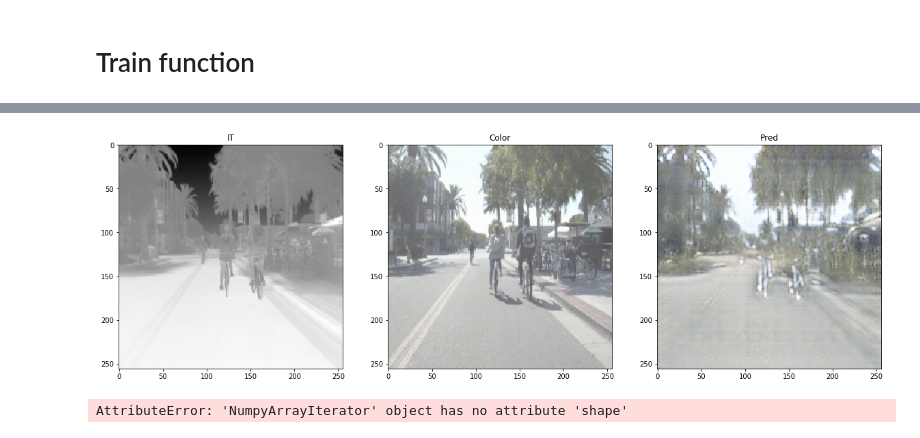
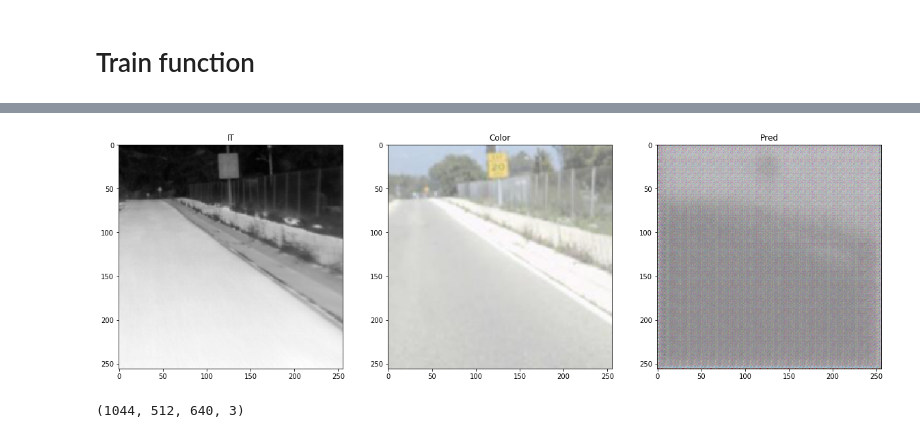
Before and after one commit to nadavshalev/TermalColoring, a Jupyter notebook: learning/GAN-Copy1.ipynb, the cells around one changed output, grey strips where cells are left out. Drawn from its saved outputs; the diff is of its cells as text; code cells hidden in the pictures.

Commit message:
random crop and aug

```diff
--- a/learning/GAN-Copy1.ipynb
+++ b/learning/GAN-Copy1.ipynb
@@ -199,11 +242,11 @@ def define_gan(g_model, d_model, image_shape):
 	model.compile(loss=['binary_crossentropy', 'mae'], optimizer=opt, loss_weights=[1,100])
 	return model
 # %%
-def generate_real_samples(X,Y, n_samples, patch_shape):
+def generate_real_samples(train_crops, n_samples, patch_shape):
     # choose random instances
     ix = randint(0, X.shape[0]-1)
     # retrieve selected images
-    x, y = X[ix], Y[ix]
+    x, y = next(train_crops)
     if len(x.shape) != 4:
         x = np.expand_dims(x, axis=0)
         y = np.expand_dims(y, axis=0)
@@ -235,18 +311,20 @@ def plot_sample(X, Y, g_model, i):
 # Train function
 # %%
 # train pix2pix models
-def train(d_model, g_model, gan_model, X, Y, X_test,y_test,fig, ax,n_epochs=100, n_batch=1, n_patch=16):
+def train(d_model, g_model, gan_model, train_crops,n_epochs=100, n_batch=1, n_patch=16):
     # unpack dataset
     # calculate the number of batches per training epoch
-    bat_per_epo = int(len(X) / n_batch)
+    # bat_per_epo = int(len(X) / n_batch)
     # calculate the number of training iterations
-    n_steps = bat_per_epo * n_epochs
+    # n_steps = bat_per_epo * n_epochs
+    n_steps = 100
     # manually enumerate epochs
     epoch = 0
     time_start_epoch = time.time()
     for i in range(n_steps):
+        start_loop = time.time()
         # select a batch of real samples
-        [X_realA, X_realB], y_real = generate_real_samples(X, Y, n_batch, n_patch)
+        [X_realA, X_realB], y_real = generate_real_samples(train_crops, n_batch, n_patch)
         # generate a batch of fake samples
         X_fakeB, y_fake = generate_fake_samples(g_model, X_realA, n_patch)
         # update discriminator for real samples
@@ -256,12 +334,13 @@ def train(d_model, g_model, gan_model, X, Y, X_test,y_test,fig, ax,n_epochs=100,
         # update the generator
         g_loss, _, _ = gan_model.train_on_batch(X_realA, [y_real, X_realB])
 
-        print('>%d, %d, d1[%.3f] d2[%.3f] g[%.3f] %.3f[sec]' % (epoch, i, d_loss1, d_loss2, g_loss, time_start_epoch))
+        print('>%d, %d, d1[%.3f] d2[%.3f] g[%.3f] %.3f[sec]' % (epoch, i, d_loss1, d_loss2, g_loss, time.time()-start_loop))
         # summarize performance
-        if i % bat_per_epo == 0:
-            epoch+=1
-            g_model.save_weights('g_model-tgs-salt.h5')
-            d_model.save_weights('d_model-tgs-salt.h5')
+        g_model.save_weights('g_model_lab-tgs-salt.h5')
+        d_model.save_weights('d_model_lab-tgs-salt.h5')
+
+        #if i % bat_per_epo == 0:
+        #    epoch+=1
             # plot_sample(X, Y, g_model, 0)
-            time_start_epoch = time.time()
+        #    time_start_epoch = time.time()
 # %%
@@ -279,14 +359,22 @@ t_image_shape = (256,256,1);c_image_shape = (256,256,3)
 # define the models
 d_model = define_discriminator(t_image_shape, c_image_shape)
 g_model = define_generator(t_image_shape)
-g_model.load_weights('g_model-tgs-salt.h5')
-d_model.load_weights('d_model-tgs-salt.h5')
+# g_model.load_weights('g_model_lab-tgs-salt.h5')
+# d_model.load_weights('d_model_lab-tgs-salt.h5')
 # define the composite model
 gan_model = define_gan(g_model, d_model, t_image_shape)
 # summarize the model
 # gan_model.summary()
 # plot the model
 # plot_model(gan_model, to_file='gan_model_plot.png', show_shapes=True, show_layer_names=True)
+
+image_datagen = ImageDataGenerator(**data_gen_args)
+
+yimage_generator = image_datagen.flow(y_train, seed=124, batch_size=1, shuffle=False)
+Ximage_generator = image_datagen.flow(X_train, seed=124, batch_size=1, shuffle=False)
+
+train_generator = zip(Ximage_generator, yimage_generator)
+train_crops = crop_generator(train_generator, 256)
 # %%
-train(d_model, g_model, gan_model, X_train,y_train, X_test,y_test,fig, ax)
+train(d_model, g_model, gan_model, train_crops)
 # %% [output]
@@ -310,16 +398,11 @@ train(d_model, g_model, gan_model, X_train,y_train, X_test,y_test,fig, ax)
 KeyboardInterrupt:
-# %%
-plot_sample(X_train, y_train, g_model, 3)
-# %% [output]
-[figure, removed]
-# %%
-data_gen_args = ImageDataGenerator(dict(featurewise_center=True,
-                     featurewise_std_normalization=True,
-                     horizontal_flip=True,
-                    rotation_range=15,
-                    brightness_range=(0.8, 1.2),
-                    zoom_range=[0.7, 1.3]))
-
-image_generator = data_gen_args.flow(X_train, seed=123, batch_size=1, shuffle=True)
-# %% [output]
-AttributeError: 'NumpyArrayIterator' object has no attribute 'shape'
+# %%
+xi = plot_sample(train_crops, g_model, 1, to_lab=False)
+#xi = (xi - np.min(xi))/(np.max(xi)-np.min(xi))
+#plt.imshow(xi)
+# %% [output]
+[figure, added]
+# %%
+y_train.shape
+# %% [output]
+(1044, 512, 640, 3)
```
Also changed, not shown: parts of 9 cells of this notebook.
